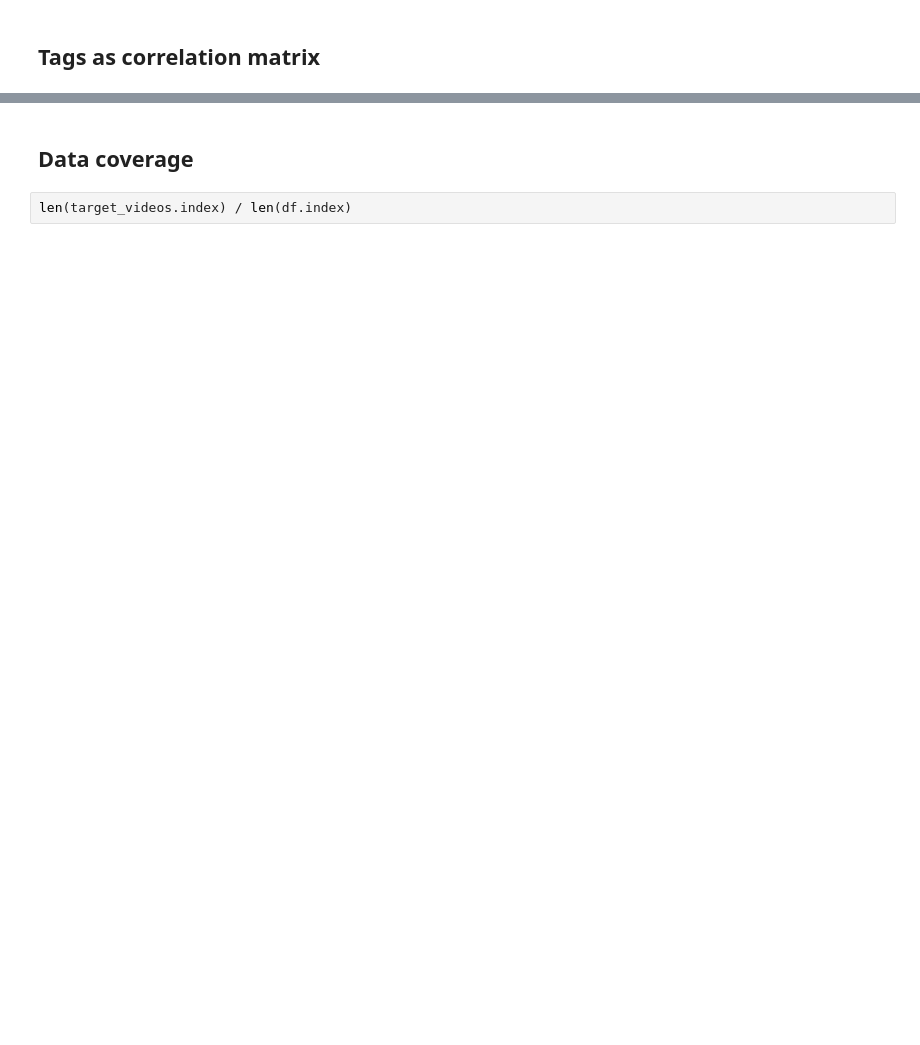
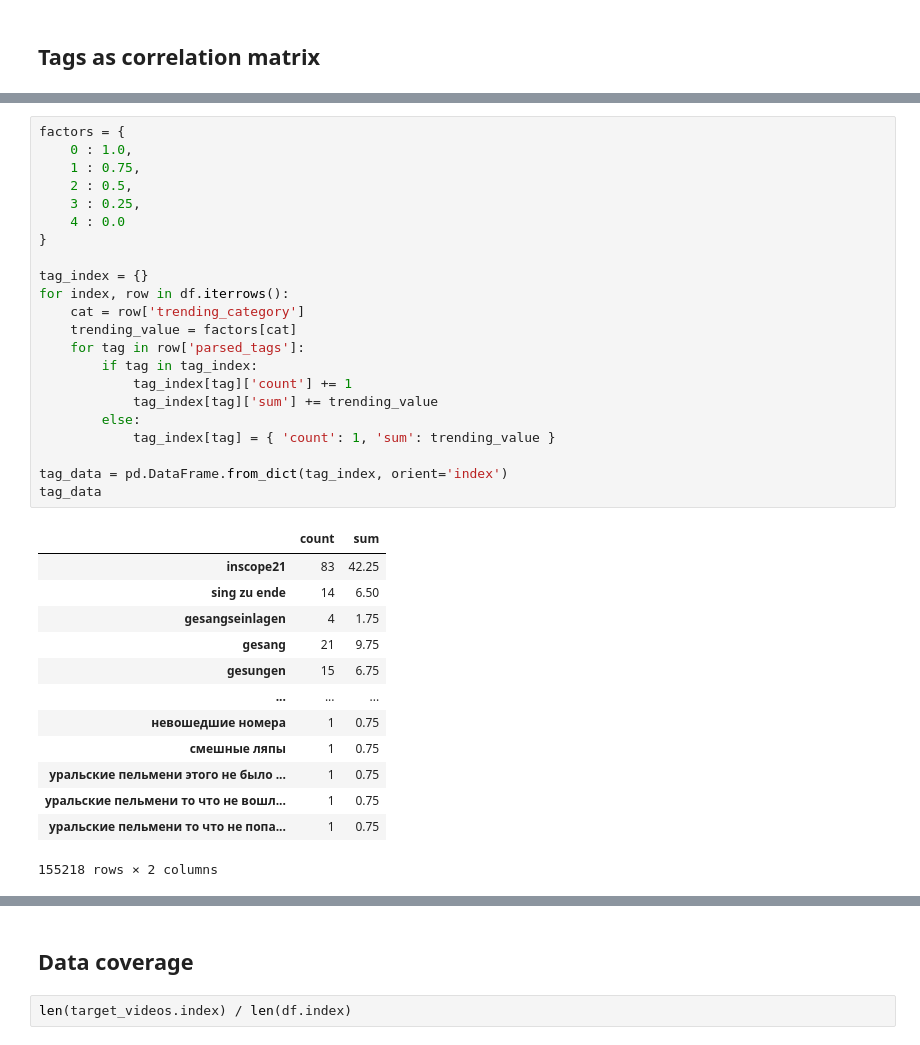
Before and after one commit to StephanHagge/data-mining, a Jupyter notebook: notebooks/tags.ipynb, the cells around one changed output, grey strips where cells are left out. Cells and saved outputs as stored; diff of their text form; blank space fills up the shorter version.

```diff
--- a/notebooks/tags.ipynb
+++ b/notebooks/tags.ipynb
@@ -248,0 +199,36 @@ df['mapped_tags'] = df['parsed_tags'].apply(mapTypes)
+# %%
+factors = {
+    0 : 1.0,
+    1 : 0.75,
+    2 : 0.5,
+    3 : 0.25,
+    4 : 0.0
+}
+
+tag_index = {}
+for index, row in df.iterrows():
+    cat = row['trending_category']
+    trending_value = factors[cat]
+    for tag in row['parsed_tags']:
+        if tag in tag_index:
+            tag_index[tag]['count'] += 1
+            tag_index[tag]['sum'] += trending_value
+        else:
+            tag_index[tag] = { 'count': 1, 'sum': trending_value }
+
+tag_data = pd.DataFrame.from_dict(tag_index, orient='index')
+tag_data
+# %% [output]
+|  | count | sum |
+| inscope21 | 83 | 42.25 |
+| sing zu ende | 14 | 6.50 |
+| gesangseinlagen | 4 | 1.75 |
+| gesang | 21 | 9.75 |
+| gesungen | 15 | 6.75 |
+| ... | ... | ... |
+| невошедшие номера | 1 | 0.75 |
+| смешные ляпы | 1 | 0.75 |
+| уральские пельмени этого не было ... | 1 | 0.75 |
+| уральские пельмени то что не вошл... | 1 | 0.75 |
+| уральские пельмени то что не попа... | 1 | 0.75 |
+155218 rows × 2 columns
```
Also changed, not shown: parts of 23 cells of this notebook, 1 other file.
